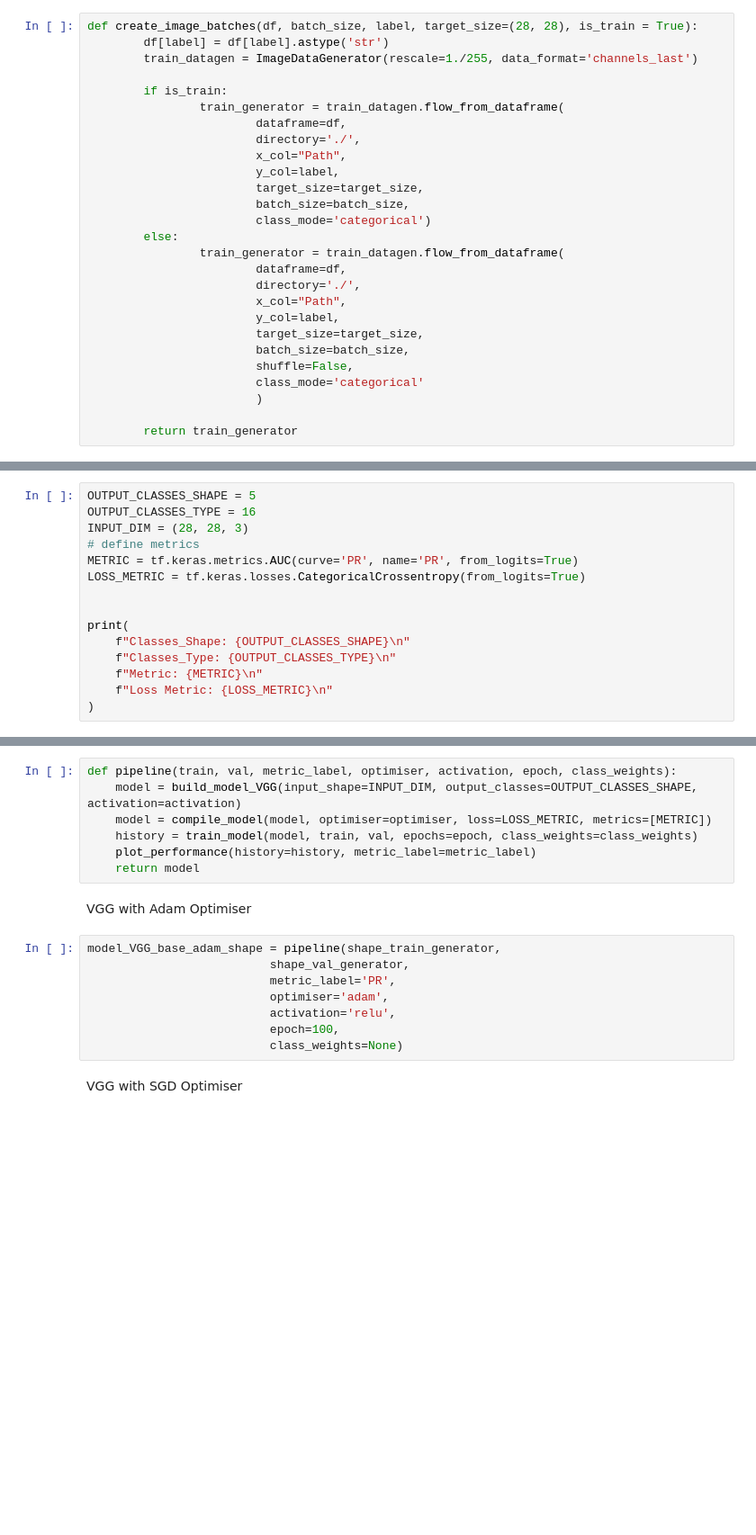
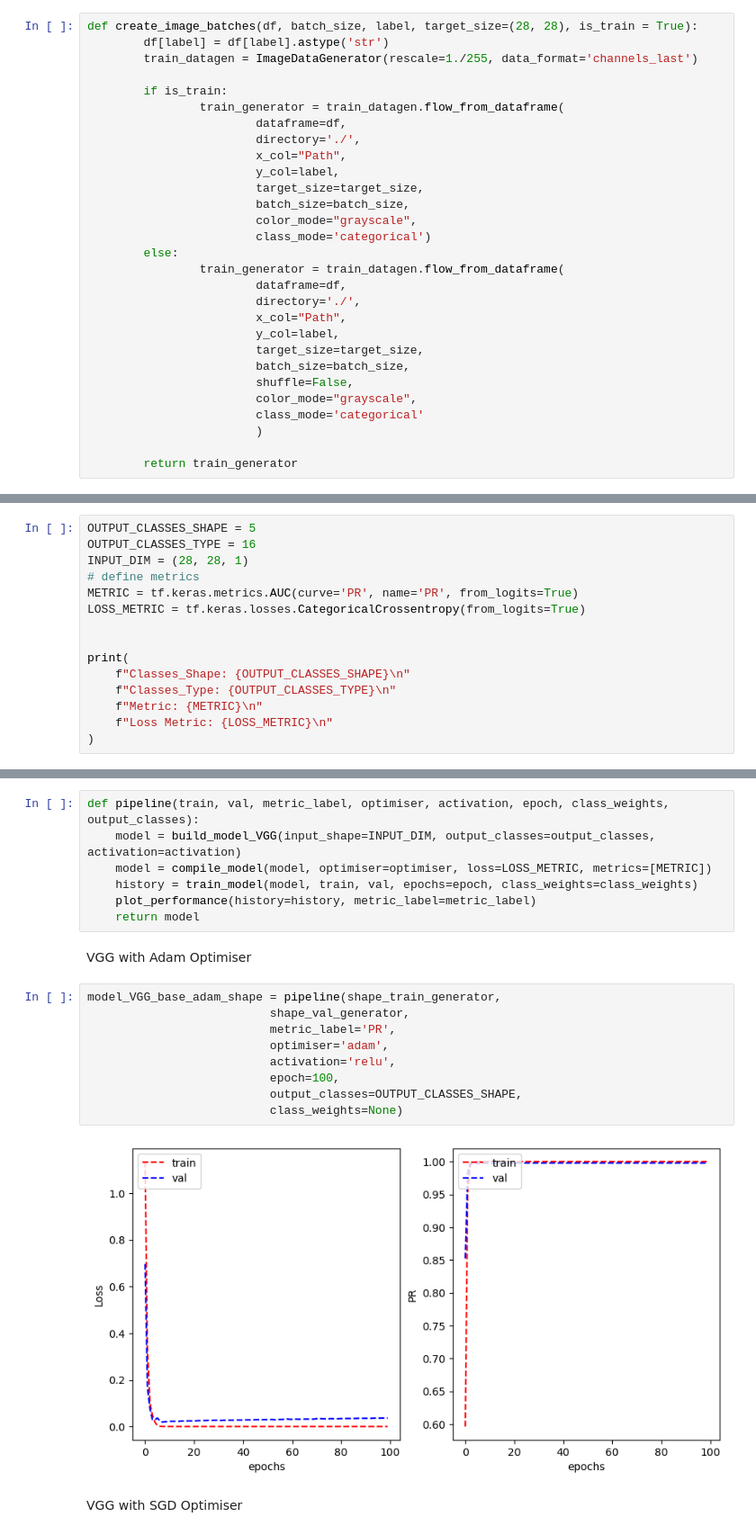
Before and after one commit to ashwin-sreejith/Traffic_Sign_Detection, a Jupyter notebook: solution.ipynb, the cells around one changed output, grey strips where cells are left out. Shown at 90% size. Cells and saved outputs as stored; diff of their text form; blank space fills up the shorter version.

```diff
--- a/solution.ipynb
+++ b/solution.ipynb
@@ -349,6 +342,7 @@ def create_image_batches(df, batch_size, label, target_size=(28, 28), is_train =
                         y_col=label,
                         target_size=target_size,
                         batch_size=batch_size,
+                        color_mode="grayscale",
                         class_mode='categorical')
         else:
                 train_generator = train_datagen.flow_from_dataframe(
@@ -359,6 +353,7 @@ def create_image_batches(df, batch_size, label, target_size=(28, 28), is_train =
                         target_size=target_size,
                         batch_size=batch_size,
                         shuffle=False,
+                        color_mode="grayscale",
                         class_mode='categorical'
                         )
 
@@ -387,7 +382,7 @@ Model Development
 # %%
 OUTPUT_CLASSES_SHAPE = 5
 OUTPUT_CLASSES_TYPE = 16
-INPUT_DIM = (28, 28, 3)
+INPUT_DIM = (28, 28, 1)
 # define metrics
 METRIC = tf.keras.metrics.AUC(curve='PR', name='PR', from_logits=True)
 LOSS_METRIC = tf.keras.losses.CategoricalCrossentropy(from_logits=True)
@@ -619,8 +702,8 @@ def train_model(model, train_generator, val_generator, epochs=50, class_weights=
     history = model.fit(train_generator, validation_data=val_generator, epochs=epochs, class_weight=class_weights, verbose=0)
     return history
 # %%
-def pipeline(train, val, metric_label, optimiser, activation, epoch, class_weights):
-    model = build_model_VGG(input_shape=INPUT_DIM, output_classes=OUTPUT_CLASSES_SHAPE, activation=activation)
+def pipeline(train, val, metric_label, optimiser, activation, epoch, class_weights, output_classes):
+    model = build_model_VGG(input_shape=INPUT_DIM, output_classes=output_classes, activation=activation)
     model = compile_model(model, optimiser=optimiser, loss=LOSS_METRIC, metrics=[METRIC])
     history = train_model(model, train, val, epochs=epoch, class_weights=class_weights)
     plot_performance(history=history, metric_label=metric_label)
@@ -630,11 +713,14 @@ VGG with Adam Optimiser
 # %%
 model_VGG_base_adam_shape = pipeline(shape_train_generator,
                           shape_val_generator,
                           metric_label='PR',
                           optimiser='adam',
                           activation='relu',
                           epoch=100,
+                          output_classes=OUTPUT_CLASSES_SHAPE,
                           class_weights=None)
+# %% [output]
+[figure, added]
 # %% [markdown]
 VGG with SGD Optimiser
 # %%
```
Also changed, not shown: parts of 38 cells of this notebook.
